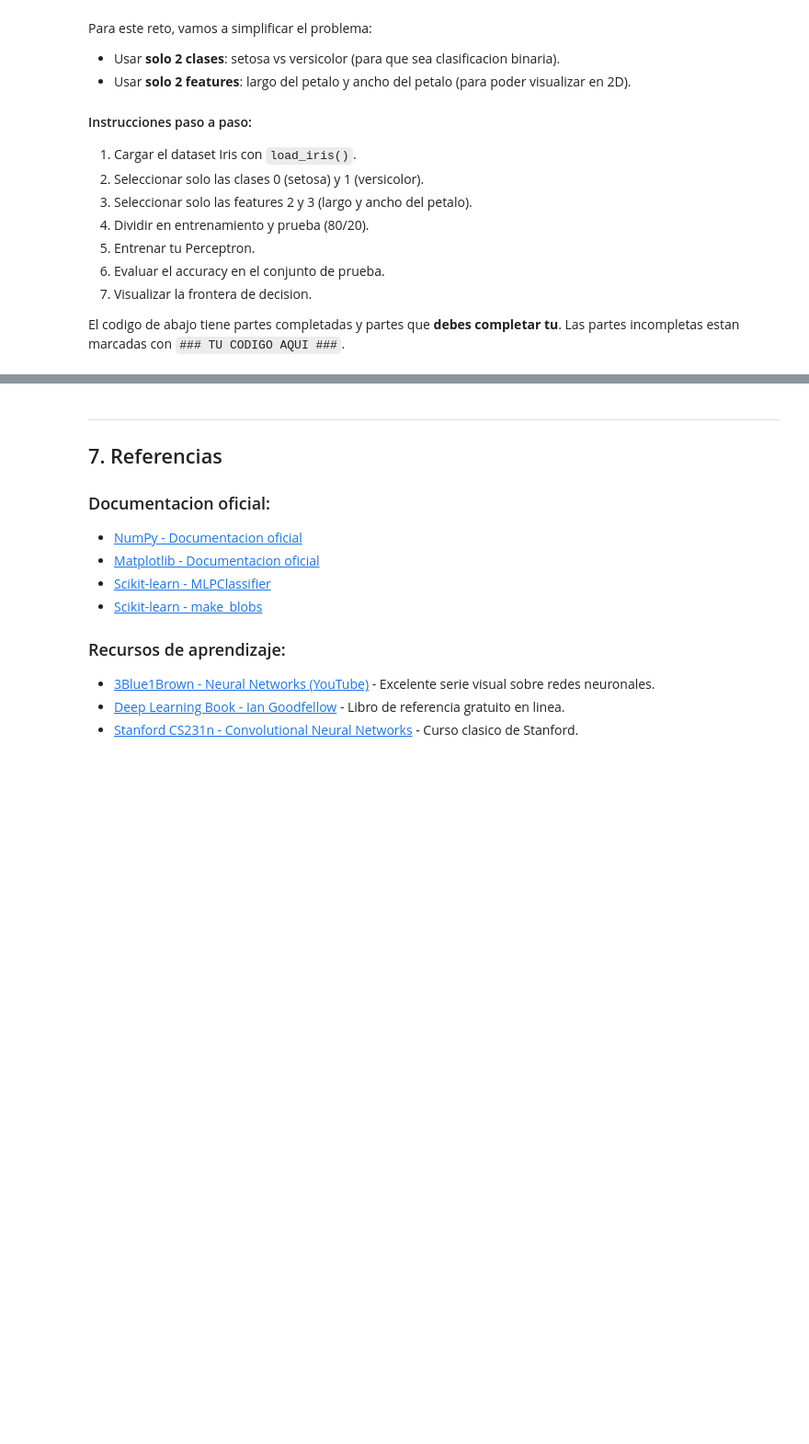
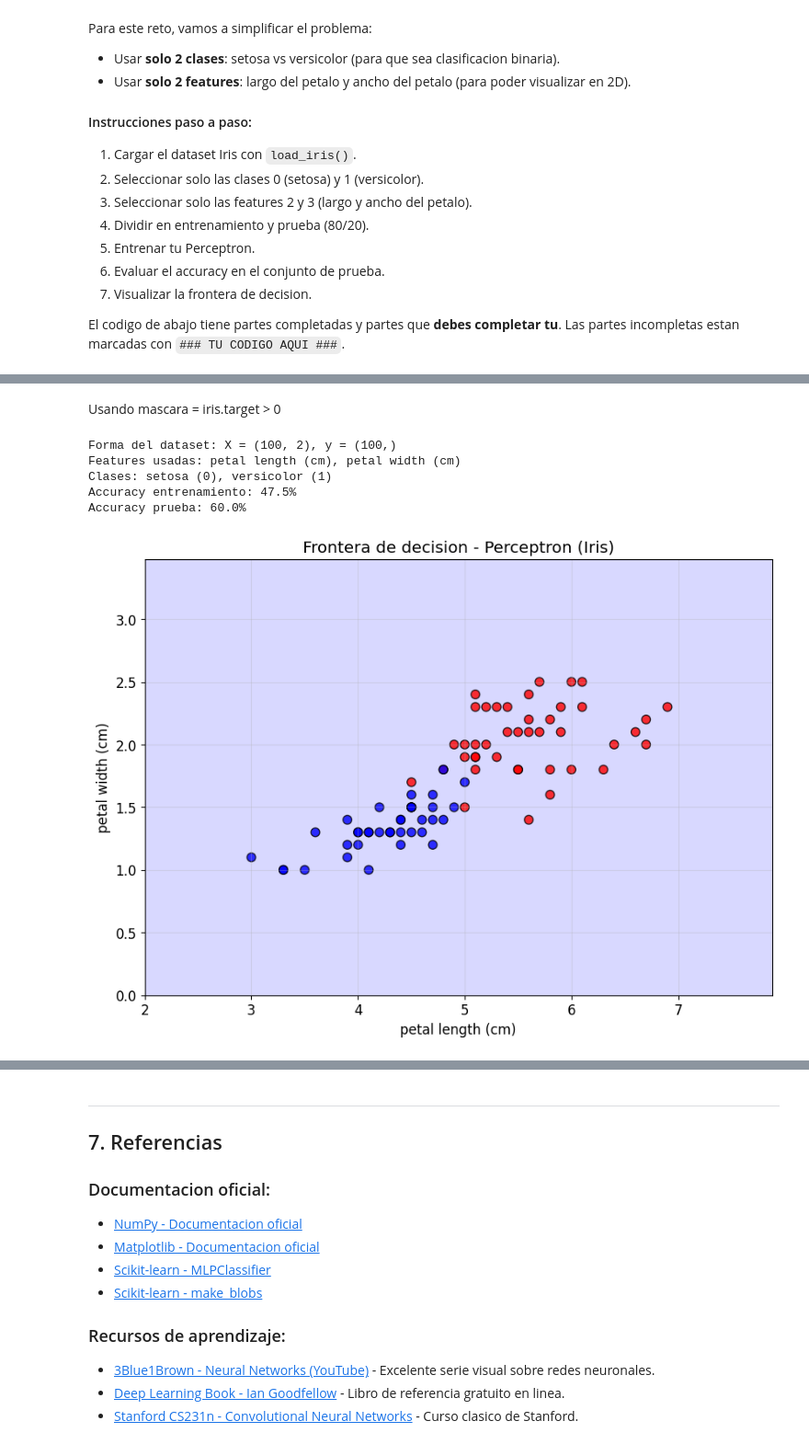
Before and after one commit to crisaldev/deep-learning-2-TdeA, a Jupyter notebook: guias/Guia_01_Fundamentos_DL_Perceptron.ipynb, the cells around one changed output, grey strips where cells are left out. Shown at 92% size. Saved outputs shown, nothing was run; the diff lists cells and outputs as text; code cells hidden in the pictures; blank space fills up the shorter version.

```diff
--- a/guias/Guia_01_Fundamentos_DL_Perceptron.ipynb
+++ b/guias/Guia_01_Fundamentos_DL_Perceptron.ipynb
@@ -1529,0 +1476,68 @@ Accuracy prueba: 1.0000
+# %% [markdown]
+Usando mascara = iris.target > 0
+# %%
+# ============================================================
+# RETO EXTRA: PERCEPTRON CON DATASET IRIS
+# ============================================================
+
+# Paso 1: Cargar el dataset Iris
+iris = load_iris()
+
+# Paso 2: Seleccionar solo las clases 0 (setosa) y 1 (versicolor)
+# Recuerda que iris.target contiene las etiquetas (0, 1, 2)
+mascara = iris.target > 0  # True para clases 0 y 1, False para clase 2
+
+# Paso 3: Seleccionar solo las features 2 y 3 (largo y ancho del petalo)
+# iris.data tiene 4 columnas: [sepal_length, sepal_width, petal_length, petal_width]
+X_iris = iris.data[mascara][:, 2:4]  # Solo features de petalo
+y_iris = iris.target[mascara]         # Solo clases 0 y 1
+
+print(f"Forma del dataset: X = {X_iris.shape}, y = {y_iris.shape}")
+print(f"Features usadas: {iris.feature_names[2]}, {iris.feature_names[3]}")
+print(f"Clases: {iris.target_names[0]} (0), {iris.target_names[1]} (1)")
+
+# Paso 4: Dividir en entrenamiento y prueba
+X_train, X_test, y_train, y_test = train_test_split(
+    X_iris,
+    y_iris,
+    test_size=0.2,
+    random_state=42
+)
+# Usa train_test_split con test_size=0.2 y random_state=42
+# X_train, X_test, y_train, y_test = ...
+
+
+# Paso 5: Entrenar el Perceptro
+perceptron = Perceptron(learning_rate=0.01, n_epochs=100)
+perceptron.fit(X_train, y_train)
+# Crea una instancia de la clase Perceptron con los hiperparametros que consideres apropiados
+# Entrena con X_train y y_train
+
+
+# Paso 6: Evaluar el accuracy
+y_train_pred = perceptron.predict(X_train)
+y_test_pred = perceptron.predict(X_test)
+
+train_accuracy = np.mean(y_train_pred == y_train)
+test_accuracy = np.mean(y_test_pred == y_test)
+
+print(f"Accuracy entrenamiento: {train_accuracy*100:.1f}%")
+print(f"Accuracy prueba: {test_accuracy*100:.1f}%")
+# Calcula y muestra el accuracy tanto en entrenamiento como en prueba
+
+
+# Paso 7: Visualizar la frontera de decision
+plot_decision_boundary(X_train, y_train, perceptron)
+plt.xlabel(iris.feature_names[2])
+plt.ylabel(iris.feature_names[3])
+plt.title("Frontera de decision - Perceptron (Iris)")
+plt.show()
+# Usa la funcion plot_decision_boundary() que definimos arriba
+# Grafica usando X_train y y_train
+# %% [output]
+Forma del dataset: X = (100, 2), y = (100,)
+Features usadas: petal length (cm), petal width (cm)
+Clases: setosa (0), versicolor (1)
+Accuracy entrenamiento: 47.5%
+Accuracy prueba: 60.0%
+[figure, added]
```
Also changed, not shown: parts of 2 cells of this notebook.
